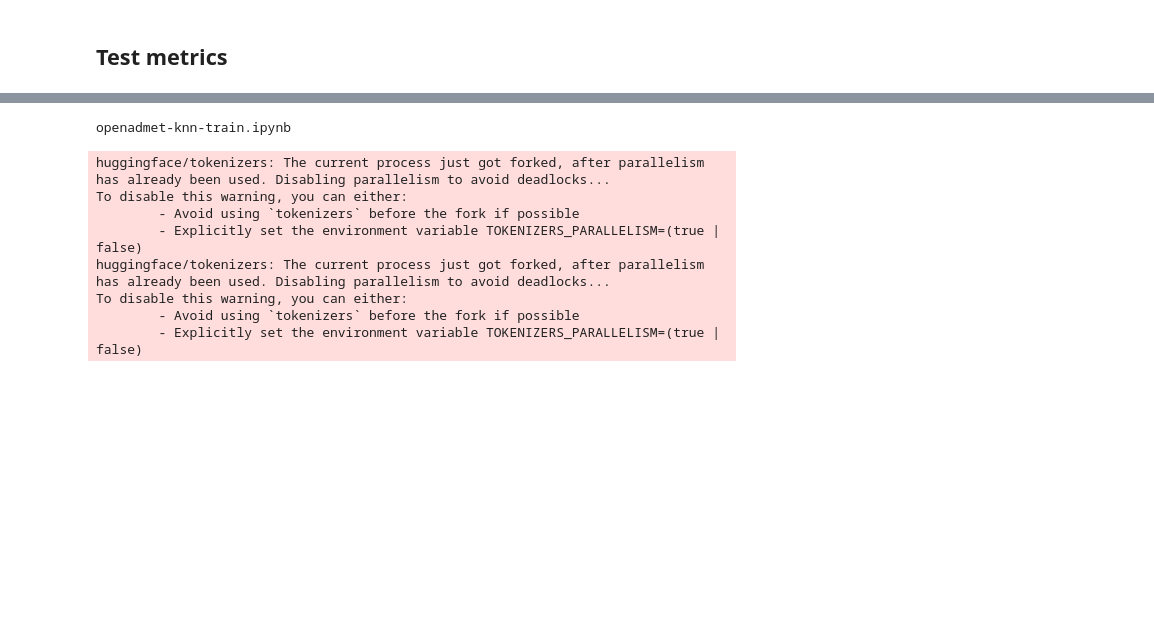
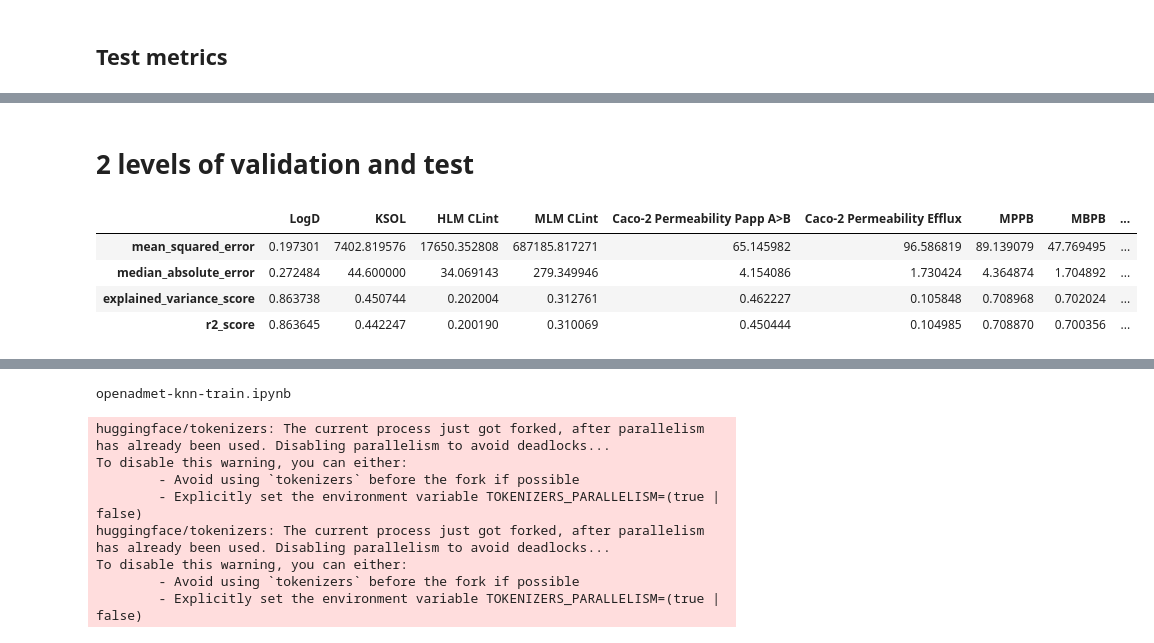
Before and after one commit to latticetower/chemney, a Jupyter notebook: kaggle/2-train-v1/openadmet2026-train-v1.ipynb, the cells around one changed output, grey strips where cells are left out. Saved outputs shown, nothing was run; the diff lists cells and outputs as text; code cells hidden in the pictures; blank space fills up the shorter version.

```diff
--- a/kaggle/2-train-v1/openadmet2026-train-v1.ipynb
+++ b/kaggle/2-train-v1/openadmet2026-train-v1.ipynb
@@ -166,0 +209,4 @@ test_embeddings = model.encode(
+# %%
+# get_mordred_descriptors(train_df.SMILES.values)
+merged_df_maccs = get_maccs_fingerprints(merged_df.SMILES.values)
+# merged_df_mapchiral = get_mapchiral_fingerprints(merged_df.SMILES_isomeric.values)
@@ -166,0 +222,15 @@ test_embeddings = model.encode(
+# %%
+train_ids = merged_df.fold_name.isin(['train'])
+val_ids = merged_df.fold_name.isin(['val'])
+test_ids = merged_df.fold_name.isin(['test'])
+
+tfidf_transformer = TfidfTransformer().fit(merged_df_maccs[train_ids])
+merged_features = tfidf_transformer.transform(merged_df_maccs).toarray()
+train_features = merged_features[train_ids]
+val_features = merged_features[val_ids]
+test_features = merged_features[test_ids]
+
+blind_features = tfidf_transformer.transform(blind_df_maccs).toarray()
+
+np.savez_compressed(FPDIR / 'maccs_features.npz', train=merged_features, blind_test=blind_features)
+joblib.dump(tfidf_transformer,  (FPDIR/"tfidf_pipe.pkl").as_posix())
@@ -172,7 +247,7 @@ train_embeddings.shape#, train_features.shape
 # %% [output]
 (4267, 384, 9)
 # %%
-USE_FEATURES = False
+USE_FEATURES = True
 if len(train_embeddings.shape) == 3 and train_embeddings.shape[-1] == 9:
     train_embeddings5 = np.concatenate([train_embeddings[:, :, i] for i in range(9)], axis=1)
     val_embeddings5 = np.concatenate([val_embeddings[:, :, i] for i in range(9)], axis=1)
@@ -397,0 +567,10 @@ pd.DataFrame(test_metrics, columns=TARGET_COLUMNS)
+# %% [markdown]
+# 2 levels of validation and test
+# %%
+pd.DataFrame(val_metrics, columns=TARGET_COLUMNS)
+# %% [output]
+|  | LogD | KSOL | HLM CLint | MLM CLint | Caco-2 Permeability Papp A>B | Caco-2 Permeability Efflux | MPPB | MBPB | ... |
+| mean_squared_error | 0.197301 | 7402.819576 | 17650.352808 | 687185.817271 | 65.145982 | 96.586819 | 89.139079 | 47.769495 | ... |
+| median_absolute_error | 0.272484 | 44.600000 | 34.069143 | 279.349946 | 4.154086 | 1.730424 | 4.364874 | 1.704892 | ... |
+| explained_variance_score | 0.863738 | 0.450744 | 0.202004 | 0.312761 | 0.462227 | 0.105848 | 0.708968 | 0.702024 | ... |
+| r2_score | 0.863645 | 0.442247 | 0.200190 | 0.310069 | 0.450444 | 0.104985 | 0.708870 | 0.700356 | ... |
```
Also changed, not shown: parts of 18 cells of this notebook.
